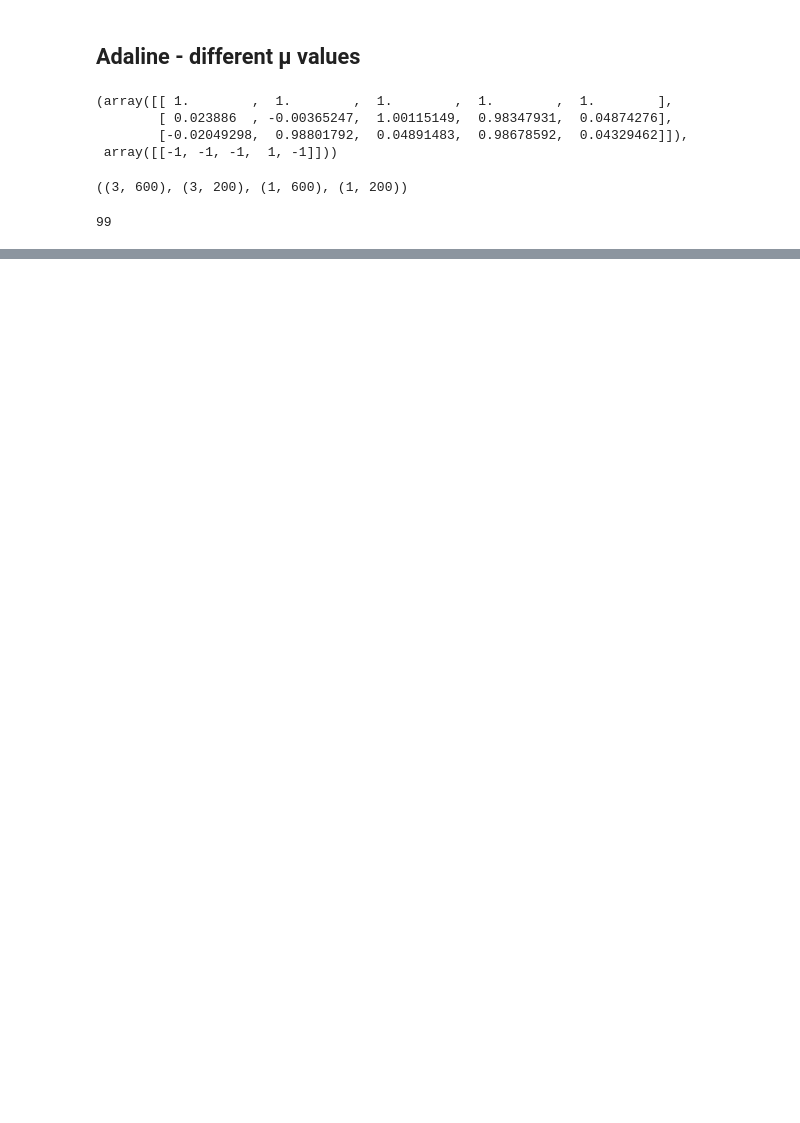
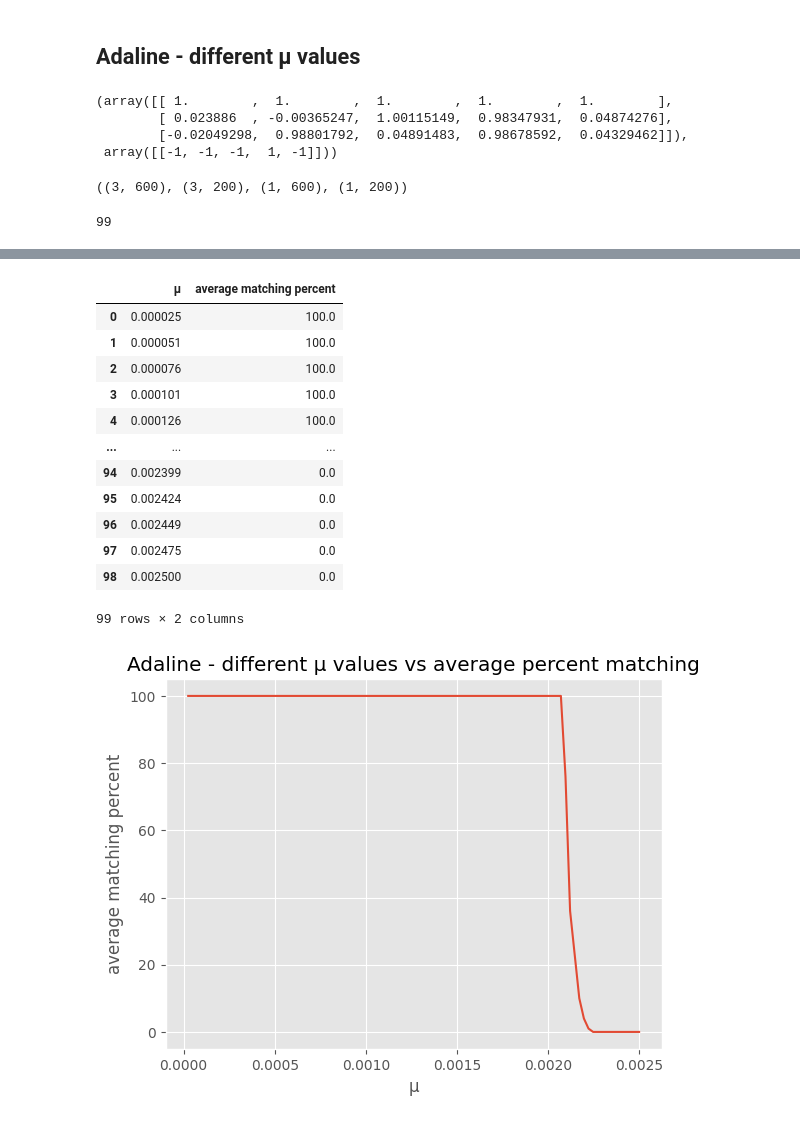
Before and after one commit to ksproska/sieci_neuronowe, a Jupyter notebook: adaline/diff_alfas.ipynb, the cells around one changed output, grey strips where cells are left out. Saved outputs shown, nothing was run; the diff lists cells and outputs as text; code cells hidden in the pictures; blank space fills up the shorter version.

```diff
--- a/adaline/diff_alfas.ipynb
+++ b/adaline/diff_alfas.ipynb
@@ -62,0 +65,22 @@ Wartość μ reprezentuje prędkość uczenia, im większa tym szybsze uczenie,
+# %%
+x, y = [x.mu for x in perceptrons], [x.average_matching_percent for x in perceptrons]
+plt.plot(x, y)
+plt.title("Adaline - different μ values vs average percent matching")
+plt.xlabel("μ")
+plt.ylabel("average matching percent")
+pd.DataFrame({"μ": x, "average matching percent": y})
+# %% [output]
+|  | μ | average matching percent |
+| 0 | 0.000025 | 100.0 |
+| 1 | 0.000051 | 100.0 |
+| 2 | 0.000076 | 100.0 |
+| 3 | 0.000101 | 100.0 |
+| 4 | 0.000126 | 100.0 |
+| ... | ... | ... |
+| 94 | 0.002399 | 0.0 |
+| 95 | 0.002424 | 0.0 |
+| 96 | 0.002449 | 0.0 |
+| 97 | 0.002475 | 0.0 |
+| 98 | 0.002500 | 0.0 |
+99 rows × 2 columns
+[figure, added]
```
Also changed, not shown: parts of 2 cells of this notebook, 3 other files.
